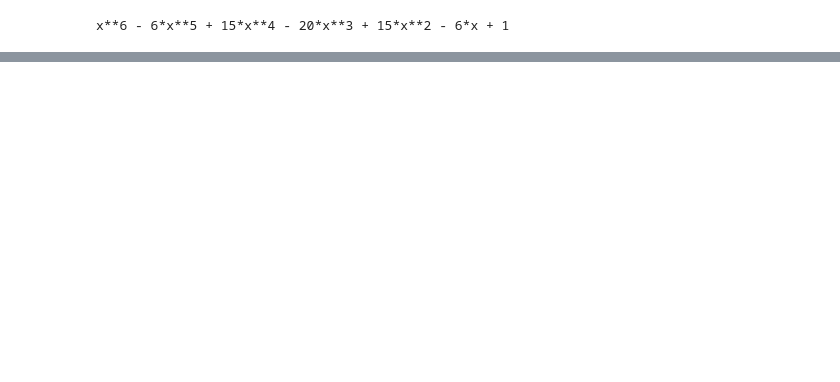
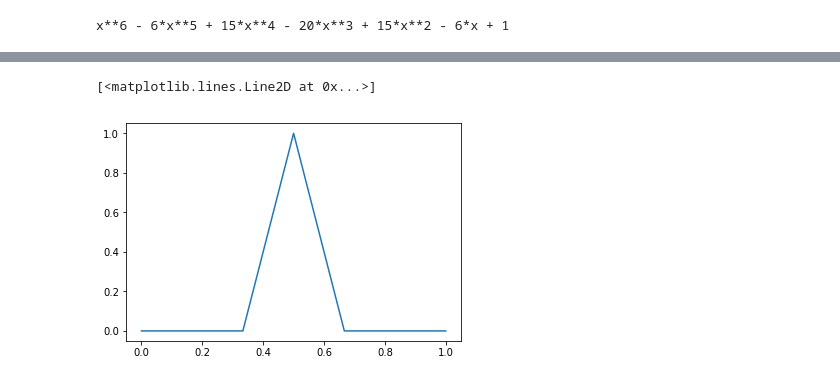
Before and after one commit to luca-heltai/numerical-analysis-2020-2021, a Jupyter notebook: notebooks/00-scratch-notes.ipynb, the cells around one changed output, grey strips where cells are left out. Cells and saved outputs as stored; diff of their text form; code cells hidden in the pictures; blank space fills up the shorter version.

```diff
--- a/notebooks/00-scratch-notes.ipynb
+++ b/notebooks/00-scratch-notes.ipynb
@@ -143,0 +144,12 @@ plot(x_plot, Lebesgue)
+# %%
+N = 7
+h = 1/(N-1)
+x = linspace(0,1,N)
+
+A = zeros((N,N))
+
+for i in range(1,N-1):
+    A[i,i] = 2/h
+    A[i,i-1] = A[i,i+1] = -1/h
+
+A[0,0] = A[-1,-1] = 1
@@ -143,0 +162,17 @@ plot(x_plot, Lebesgue)
+# %%
+def basis(X, i):
+    if X< x[i-1]:
+        return 0
+    if X > x[i+1]:
+        return 0
+    else:
+        return -abs(x[i]-X)/h+1
+
+
+y = zeros((N))
+for i in range(N):
+    y[i] = basis(x[i], 3)
+plot(x, y)
+# %% [output]
+[<matplotlib.lines.Line2D at 0x...>]
+[figure, added]
```
Also changed, not shown: parts of 11 cells of this notebook, 2 other files.
